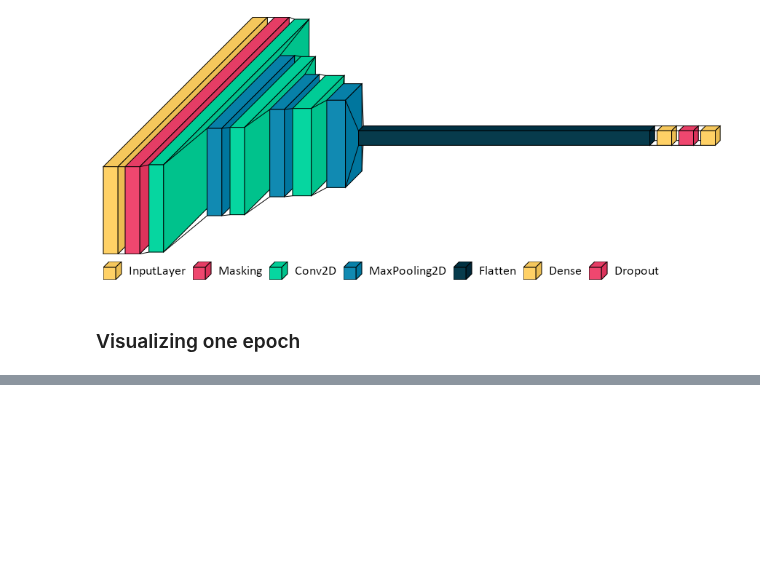
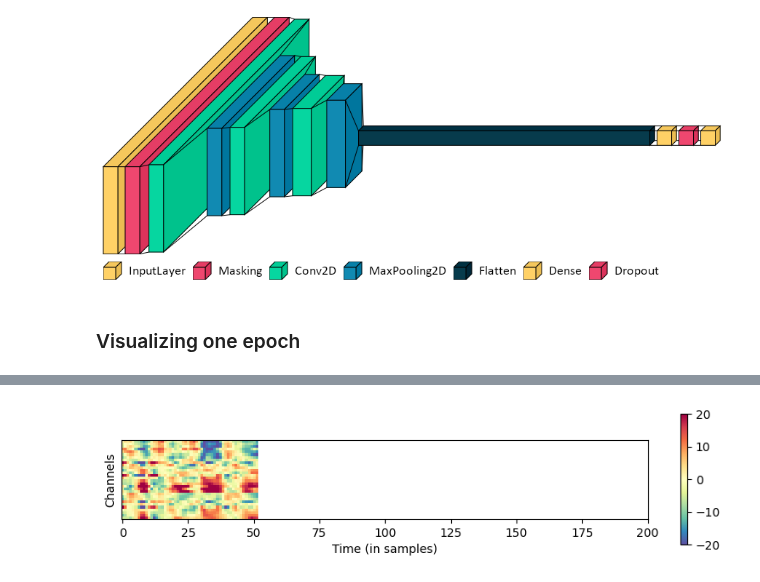
Before and after one commit to rickdott/hmp-ai, a Jupyter notebook: visualization.ipynb, the cells around one changed output, grey strips where cells are left out. Saved outputs shown, nothing was run; the diff lists cells and outputs as text; code cells hidden in the pictures; blank space fills up the shorter version.

```diff
--- a/visualization.ipynb
+++ b/visualization.ipynb
@@ -221,0 +191,4 @@ plt.show()
+# %%
+plot_epoch('0025', 160)
+# %% [output]
+[figure, added]
```
Also changed, not shown: parts of 10 cells of this notebook, 5 other files.
